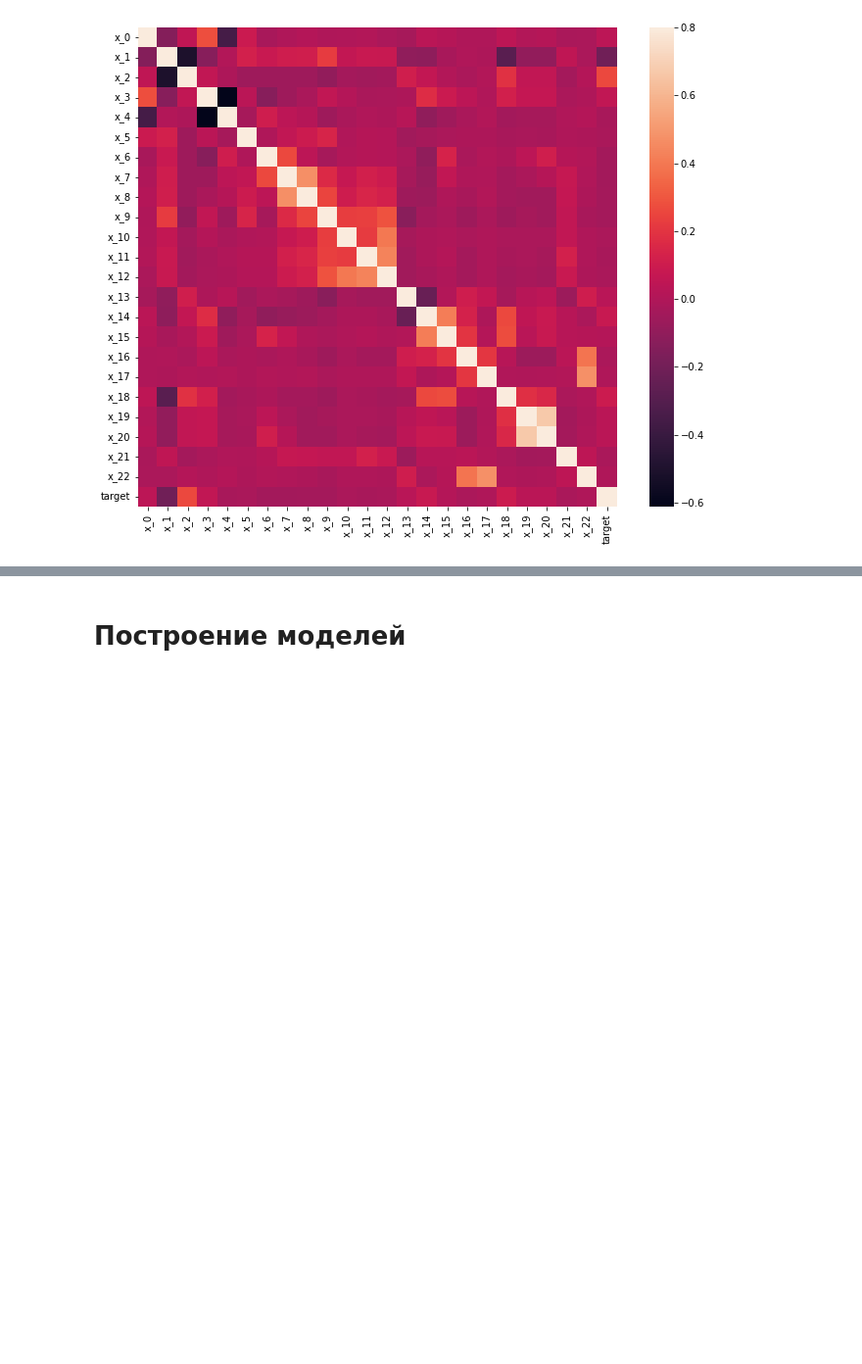
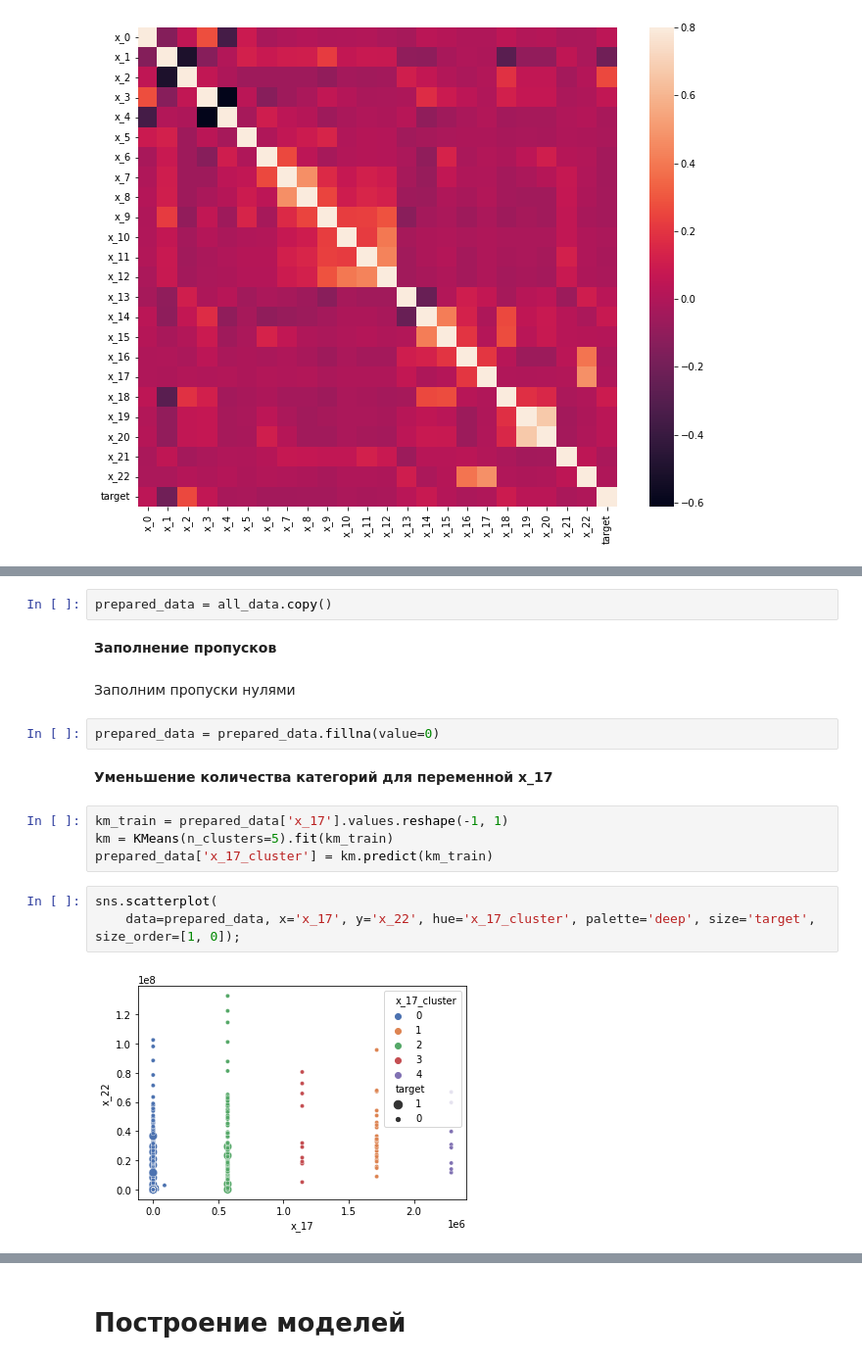
Before and after one commit to JosephFrancisTribbiani/ds, a Jupyter notebook: Interviews/bcc.kz_-_data_scientist/scoring_model.ipynb, the cells around one changed output, grey strips where cells are left out. Shown at 98% size. Cells and saved outputs as stored; diff of their text form; blank space fills up the shorter version.

```diff
--- a/Interviews/bcc.kz_-_data_scientist/scoring_model.ipynb
+++ b/Interviews/bcc.kz_-_data_scientist/scoring_model.ipynb
@@ -221,0 +256,19 @@ sns.heatmap(corrmat, vmax=.8, square=True, ax=ax);
+# %%
+prepared_data = all_data.copy()
+# %% [markdown]
+**Заполнение пропусков**
+# %% [markdown]
+Заполним пропуски нулями
+# %%
+prepared_data = prepared_data.fillna(value=0)
+# %% [markdown]
+**Уменьшение количества категорий для переменной x_17**
+# %%
+km_train = prepared_data['x_17'].values.reshape(-1, 1)
+km = KMeans(n_clusters=5).fit(km_train)
+prepared_data['x_17_cluster'] = km.predict(km_train)
+# %%
+sns.scatterplot(
+    data=prepared_data, x='x_17', y='x_22', hue='x_17_cluster', palette='deep', size='target', size_order=[1, 0]);
+# %% [output]
+[figure, added]
```
Also changed, not shown: parts of 88 cells of this notebook, 2 other files.
